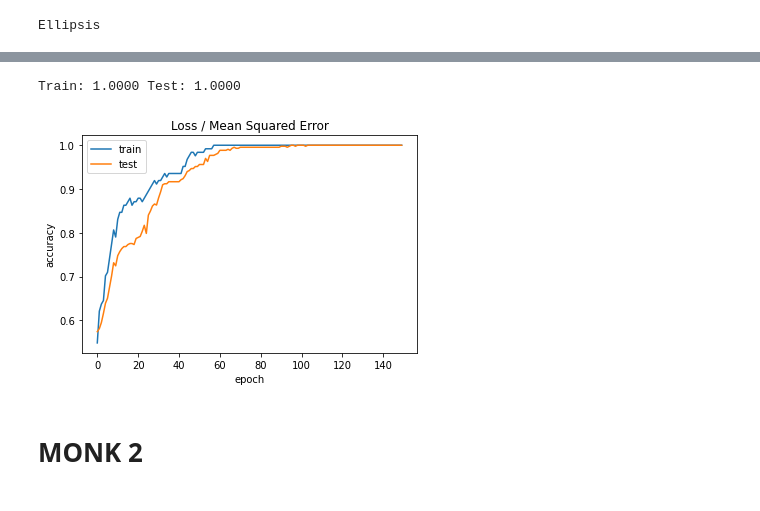
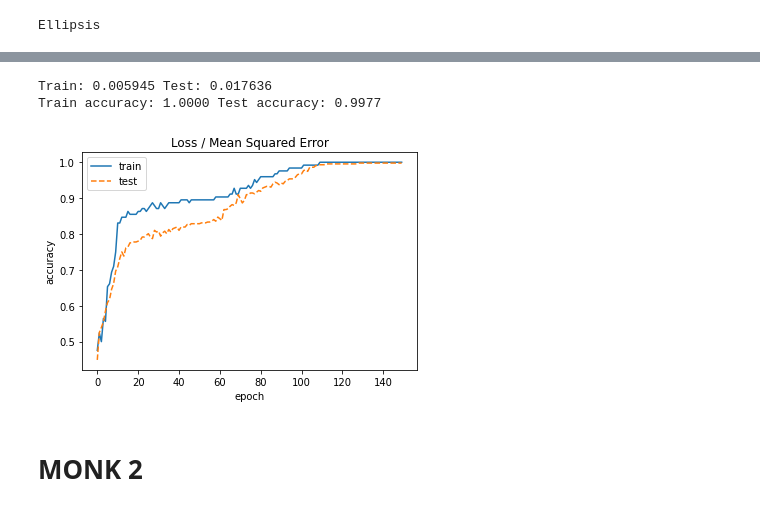
Before and after one commit to gabena98/ML_project, a Jupyter notebook: monkNN.ipynb, the cells around one changed output, grey strips where cells are left out. Saved outputs shown, nothing was run; the diff lists cells and outputs as text; code cells hidden in the pictures.

```diff
--- a/monkNN.ipynb
+++ b/monkNN.ipynb
@@ -153,7 +157,7 @@ Ellipsis
 # %%
 %%time
 # fit the keras model on the dataset
-history = model_1.fit(X_1_tr, y_1_tr,validation_data=(X_test_1,y_test_1) ,epochs=150, batch_size=1)
+history1 = model_1.fit(X_1_tr, y_1_tr,validation_data=(X_test_1,y_test_1) ,epochs=150, batch_size=1)
 ...
 # %% [output]
 Epoch 1/150
@@ -185,19 +189,21 @@ Accuracy: 96.53
 # %%
 #Evaluate model
 from matplotlib import pyplot
-_, train_mse = model_1.evaluate(X_1_tr, y_1_tr, verbose=0)
-_, test_mse = model_1.evaluate(X_test_1,y_test_1,verbose=0)
-print('Train: %.4f Test: %.4f'%(train_mse,test_mse))
+train_mse,train_accuracy = model_1.evaluate(X_1_tr, y_1_tr, verbose=0)
+test_mse,test_accuracy = model_1.evaluate(X_test_1,y_test_1,verbose=0)
+print('Train: %.6f Test: %.6f'%(train_mse,test_mse))
+print('Train accuracy: %.4f Test accuracy: %.4f'%(train_accuracy,test_accuracy))
 pyplot.title('Loss / Mean Squared Error')
-pyplot.plot(history.history['accuracy'], label='train')
-pyplot.plot(history.history['val_accuracy'], label='test')
+pyplot.plot(history1.history['accuracy'], label='train')
+pyplot.plot(history1.history['val_accuracy'], label='test',linestyle="dashed")
 pyplot.xlabel('epoch')
 pyplot.ylabel('accuracy')
 pyplot.legend()
 pyplot.show()
 # %% [output]
-Train: 1.0000 Test: 1.0000
+Train: 0.005945 Test: 0.017636
+Train accuracy: 1.0000 Test accuracy: 0.9977
-[figure, old version]
+[figure, new version]
 # %% [markdown]
 # **MONK 2**
 # %%
```
Also changed, not shown: parts of 21 cells of this notebook.
